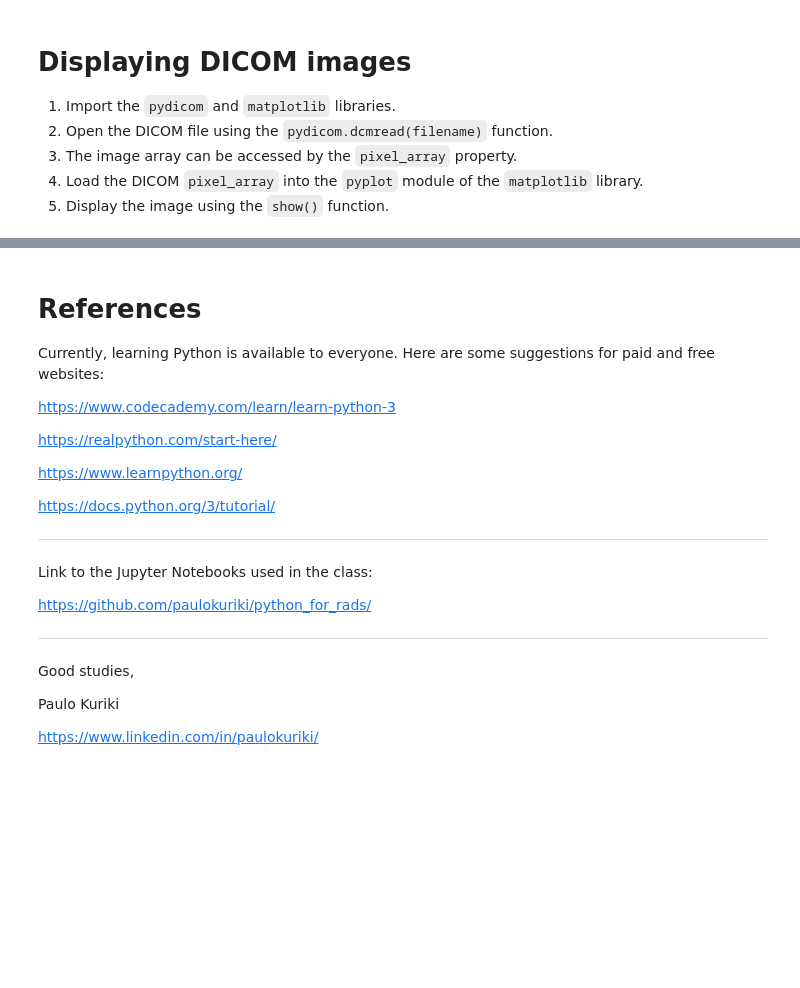
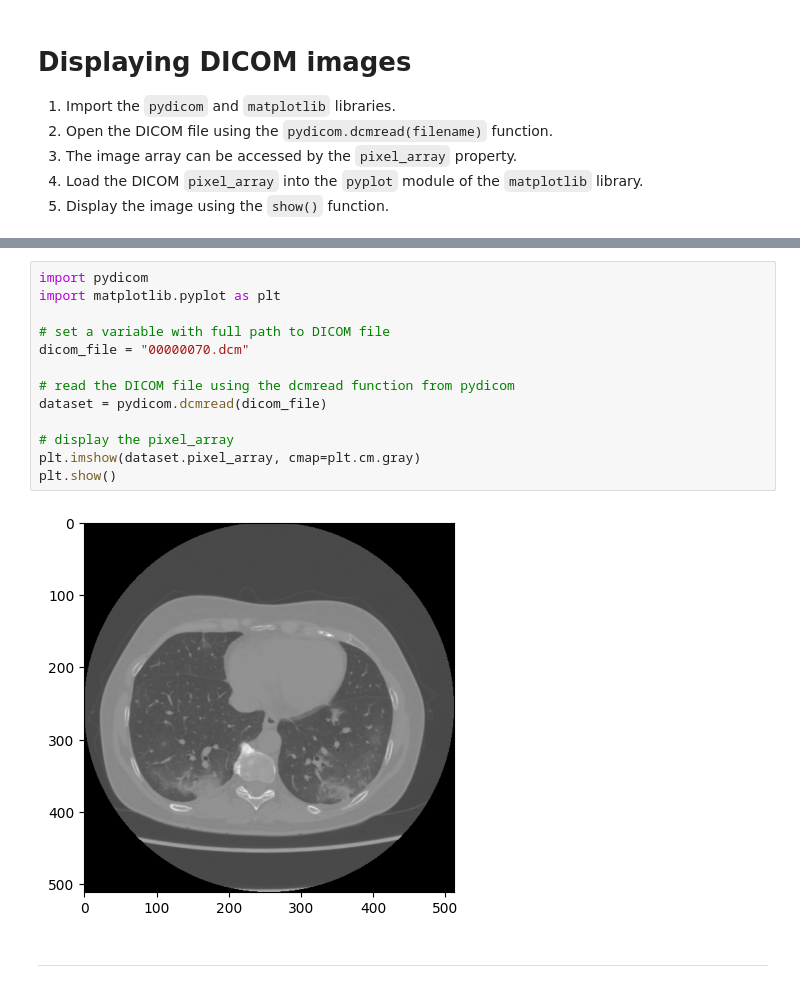
Before and after one commit to paulokuriki/python_for_rads, a Jupyter notebook: Python_for_Rads.ipynb, the cells around one changed output, grey strips where cells are left out. Saved outputs shown, nothing was run; the diff lists cells and outputs as text; blank space fills up the shorter version.

```diff
--- a/Python_for_Rads.ipynb
+++ b/Python_for_Rads.ipynb
@@ -360,26 +255,17 @@ _ = interact(show_dicom_image, scroll=scroll, window_level=window_level, window_
-# %% [markdown]
-# **References**
-
-Currently, learning Python is available to everyone. Here are some suggestions for paid and free websites:
-
-https://www.codecademy.com/learn/learn-python-3
-
-https://realpython.com/start-here/
-
-https://www.learnpython.org/
-
-https://docs.python.org/3/tutorial/
-
----
-
-Link to the Jupyter Notebooks used in the class:
-
-https://github.com/paulokuriki/python_for_rads/
-
----
-
-Good studies,
-
-Paulo Kuriki
-
-https://www.linkedin.com/in/paulokuriki/
+# %%
+import pydicom
+import matplotlib.pyplot as plt
+
+# set a variable with full path to DICOM file
+dicom_file = "00000070.dcm"
+
+# read the DICOM file using the dcmread function from pydicom
+dataset = pydicom.dcmread(dicom_file)
+
+# display the pixel_array
+plt.imshow(dataset.pixel_array, cmap=plt.cm.gray)
+plt.show()
+# %% [output]
+[figure, added]
+# %% [markdown]
+---
```
Also changed, not shown: parts of 110 cells of this notebook.
